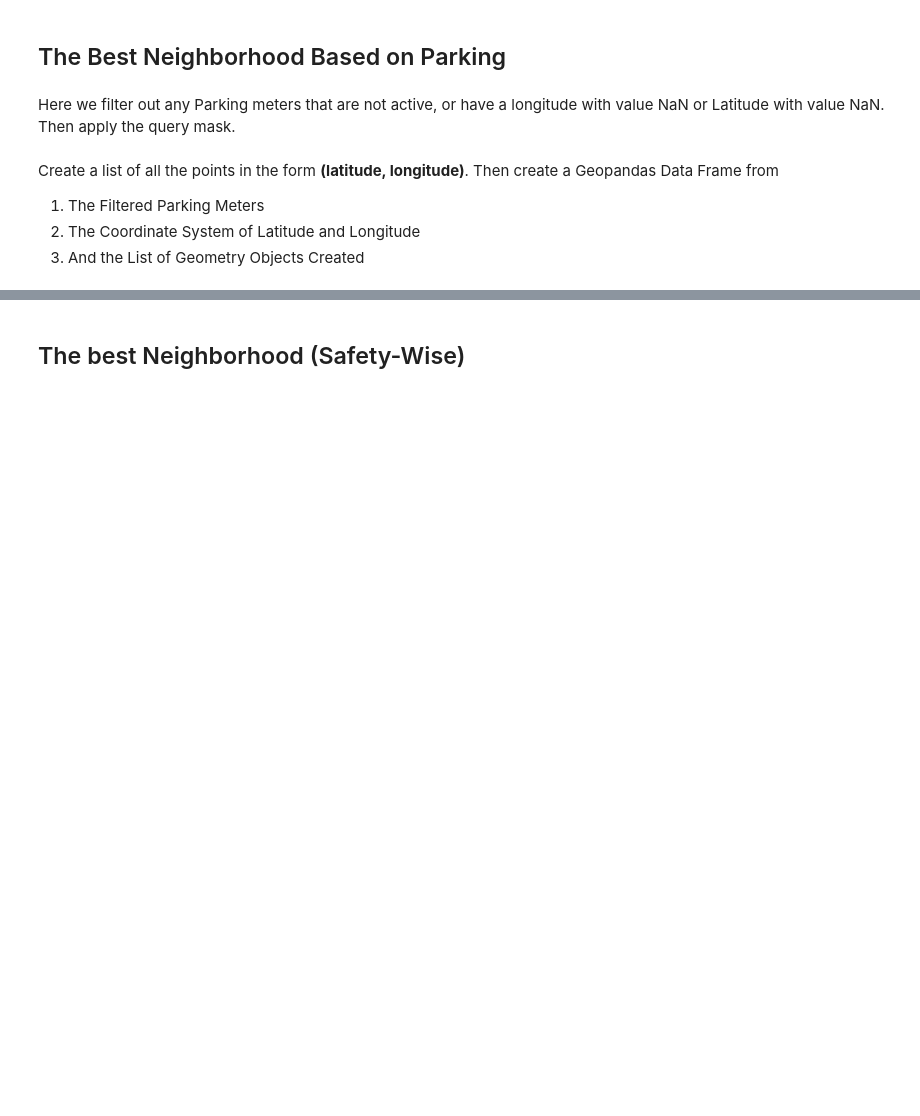
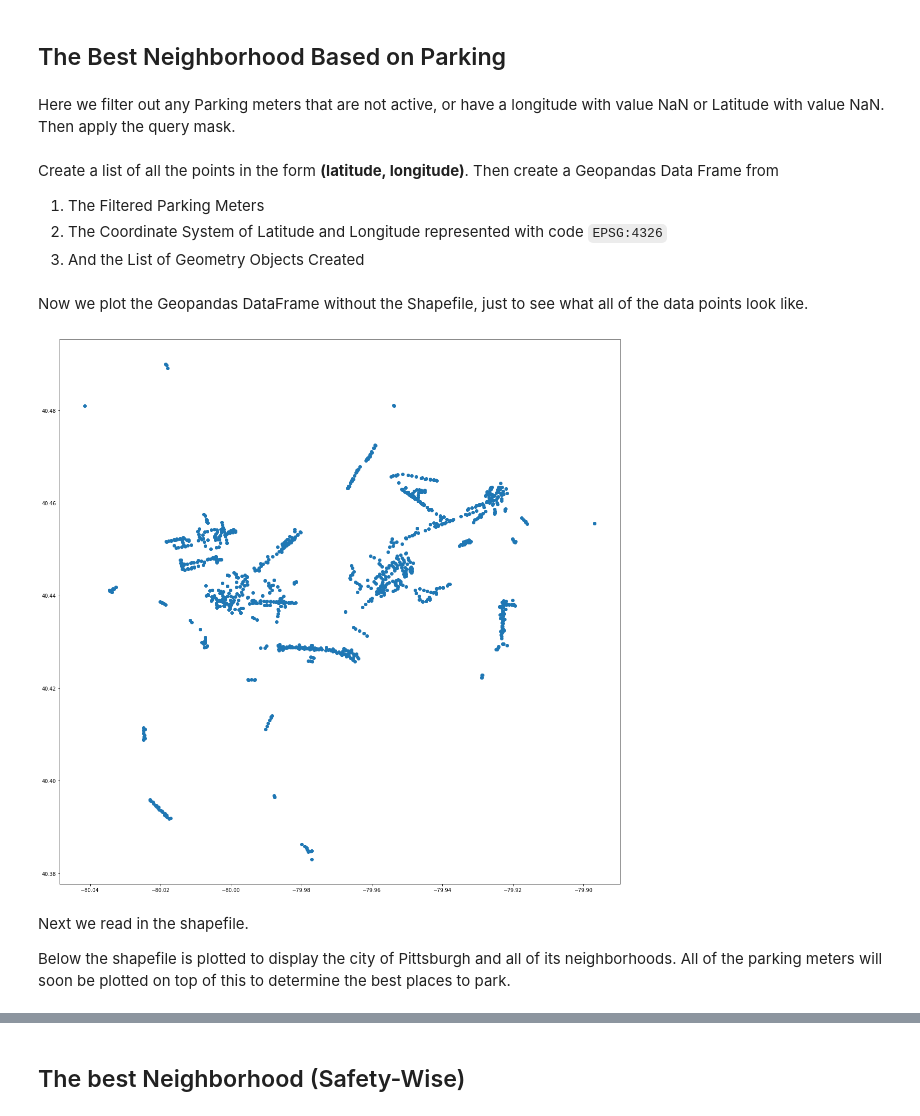
Before and after one commit to mark-sheffield/Final-Project, a Jupyter notebook: PresentationNotebook.ipynb, the cells around one changed output, grey strips where cells are left out. Saved outputs shown, nothing was run; the diff lists cells and outputs as text; code cells hidden in the pictures; blank space fills up the shorter version.

```diff
--- a/PresentationNotebook.ipynb
+++ b/PresentationNotebook.ipynb
@@ -150,5 +111,19 @@ locations_active = meters[query_mask & latitude_mask & longitude_mask] #Applying
 # %% [markdown]
 Create a list of all the points in the form **(latitude, longitude)**. Then create a Geopandas Data Frame from
 1. The Filtered Parking Meters
-2. The Coordinate System of Latitude and Longitude
+2. The Coordinate System of Latitude and Longitude represented with code `EPSG:4326`
 3. And the List of Geometry Objects Created
+# %%
+geometry = [Point(xy) for xy in zip(locations_active['longitude'], locations_active['latitude'])] #Utilizes Point function to create geometry objects for each point
+geodata = gpd.GeoDataFrame(locations_active, crs='epsg:4326', geometry=geometry) #Create Geopandas DataFrame
+# %% [markdown]
+Now we plot the Geopandas DataFrame without the Shapefile, just to see what all of the data points look like.
+# %%
+geodata.plot(figsize=(20,20)) #Change the size of the graph to be larger so points are visible
+plt.show() #Display the graph
+# %% [output]
+[figure, added]
+# %% [markdown]
+Next we read in the shapefile.
+
+Below the shapefile is plotted to display the city of Pittsburgh and all of its neighborhoods. All of the parking meters will soon be plotted on top of this to determine the best places to park.
```
Also changed, not shown: parts of 18 cells of this notebook, 1 other file.
